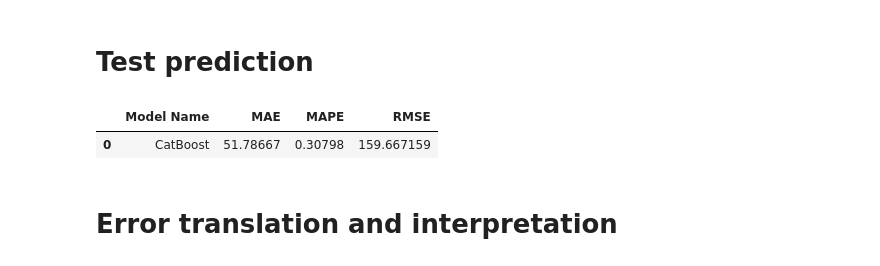
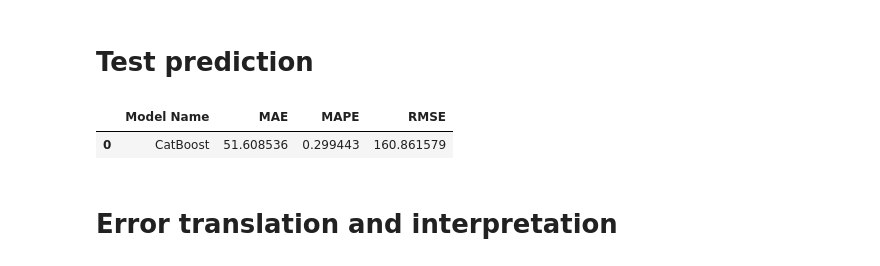
Before and after one commit to Eduardo-95-DS/lighthouse-challenge, a Jupyter notebook: notebooks/look_5.0-ear-model_apply.ipynb, the cells around one changed output. Saved outputs shown, nothing was run; the diff lists cells and outputs as text; code cells hidden in the pictures.

```diff
--- a/notebooks/look_5.0-ear-model_apply.ipynb
+++ b/notebooks/look_5.0-ear-model_apply.ipynb
@@ -424,8 +424,8 @@ result
 df_raw=pd.read_csv('../datasets/raw.csv')
 
 model=pickle.load(open('../model/model_lighthouse.pkl','rb'))
-standard_scaler=pickle.load(open('../model/standard.pkl','rb'))
-power_trans=pickle.load(open('../model/power_trans.pkl','rb'))
+standard_scaler=pickle.load(open('../parameters/standard.pkl','rb'))
+power_trans=pickle.load(open('../parameters/power_trans.pkl','rb'))
 target_bairro=pickle.load (open('../parameters/target_bairro.pkl','rb'))
 target_room_type=pickle.load (open('../parameters/target_room_type.pkl','rb'))
 target_bairro_group=pickle.load (open('../parameters/target_bairro_group.pkl','rb'))
@@ -434,9 +434,9 @@ def test_results(df):
 
     df=df_raw.copy()
 
-    x_train, y_train, x_val, y_val, x_test, y_test = train_testid_test_split(df,
+    x_train, y_train, x_val, y_val, x_test, y_test = train_valid_test_split(df,
                                                             target = 'price',
-                                                            train_size=0.8, testid_size=0.1, test_size=0.1,
+                                                            train_size=0.8, valid_size=0.1, test_size=0.1,
                                                             random_state=42)
 
     # change types======================================================
@@ -460,7 +460,7 @@ def test_results(df):
     X_test=x_test.copy()
 
     # normalization
-    Y_test = y_test.testues.reshape(-1, 1)
+    Y_test = y_test.values.reshape(-1, 1)
     power_trans.transform(Y_test)
     Y_test = np.array([Y_test])
     Y_test = boxcox1p(Y_test,power_trans.lambdas_)
@@ -476,38 +476,38 @@ def test_results(df):
     X_test = target_bairro.transform(X_test)
 
     # room_type
     X_test = target_room_type.transform(X_test)
 
     # feature selection==================================================
     X_test = X_test[['bairro', 'bairro_group','ultima_review','latitude','longitude',
        'minimo_noites', 'numero_de_reviews', 'calculado_host_listings_count',
        'disponibilidade_365', 'room_type','reviews_por_mes']]
 
     # prediction
     cat_yhat=model.predict(X_test)
 
     # prediction to original scale
-    cat_yhat_= scaler.inverse_transform(cat_yhat.reshape(-1, 1))
-    cat_yhat_= inv_boxcox1p(cat_yhat_, pt.lambdas_).flatten()
+    cat_yhat_= standard_scaler.inverse_transform(cat_yhat.reshape(-1, 1))
+    cat_yhat_= inv_boxcox1p(cat_yhat_, power_trans.lambdas_).flatten()
 
     mae_cat = mean_absolute_error                 (y_test, cat_yhat_)
     mape_cat = mean_absolute_percentage_error_func(y_test, cat_yhat_)
     mse_cat = mean_squared_error                  (y_test, cat_yhat_)
     rmse_cat = np.sqrt((mse_cat))
 
     final_result_cat = pd.DataFrame({'Model Name': 'CatBoost',
                            'MAE': mae_cat,
                            'MAPE': mape_cat,
                            'RMSE': rmse_cat}, index=[0])
     final_result_cat
 
-    return final_result_cat, x_test, y_test, cat_yhat
+    return final_result_cat, x_test, y_test, cat_yhat_
 
-result, x_test, y_test, cat_yhat = test_results(df_raw)
+result, x_test, y_test, cat_yhat_ = test_results(df_raw)
 result
 # %% [output]
 |  | Model Name | MAE | MAPE | RMSE |
-| 0 | CatBoost | 51.78667 | 0.30798 | 159.667159 |
+| 0 | CatBoost | 51.608536 | 0.299443 | 160.861579 |
 # %% [markdown]
 # **Error translation and interpretation**
 # %%
```
Also changed, not shown: parts of 8 cells of this notebook, 1 other file.
